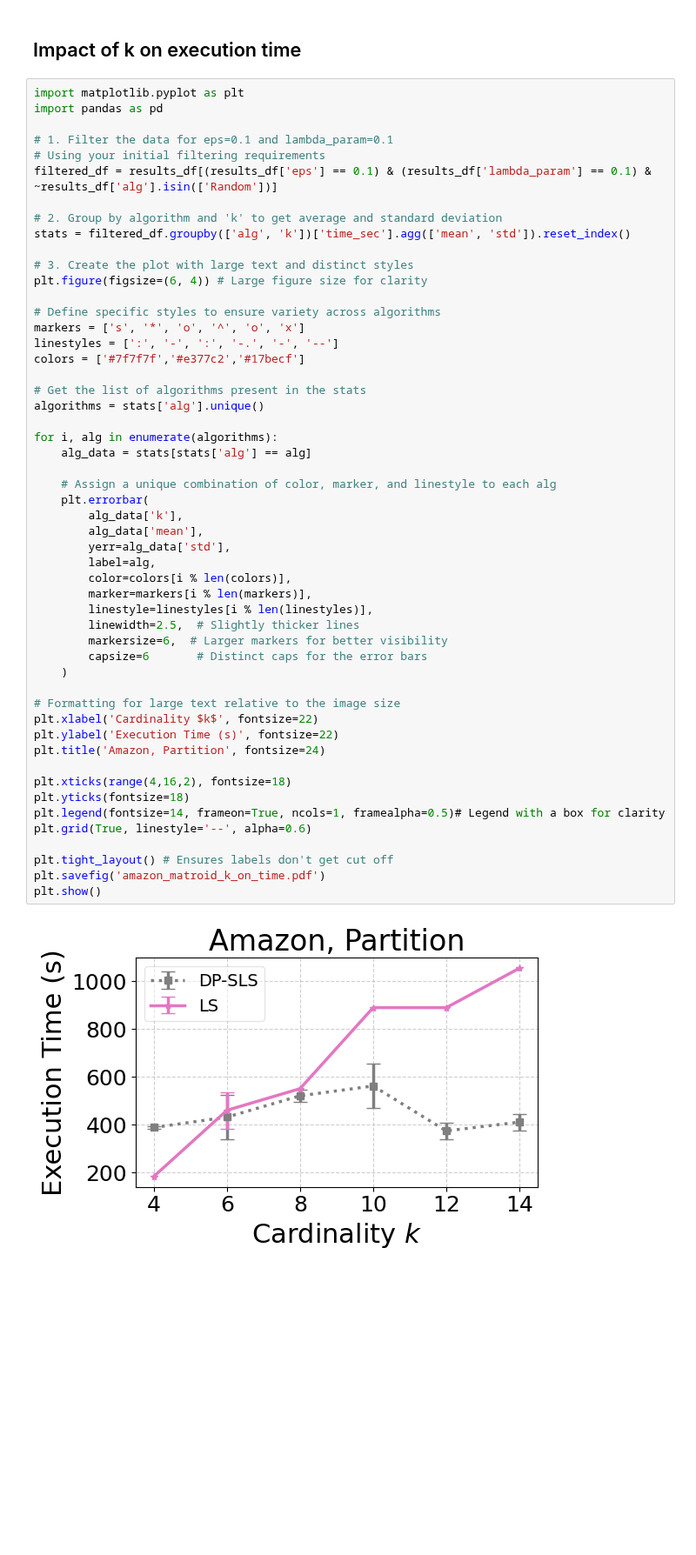
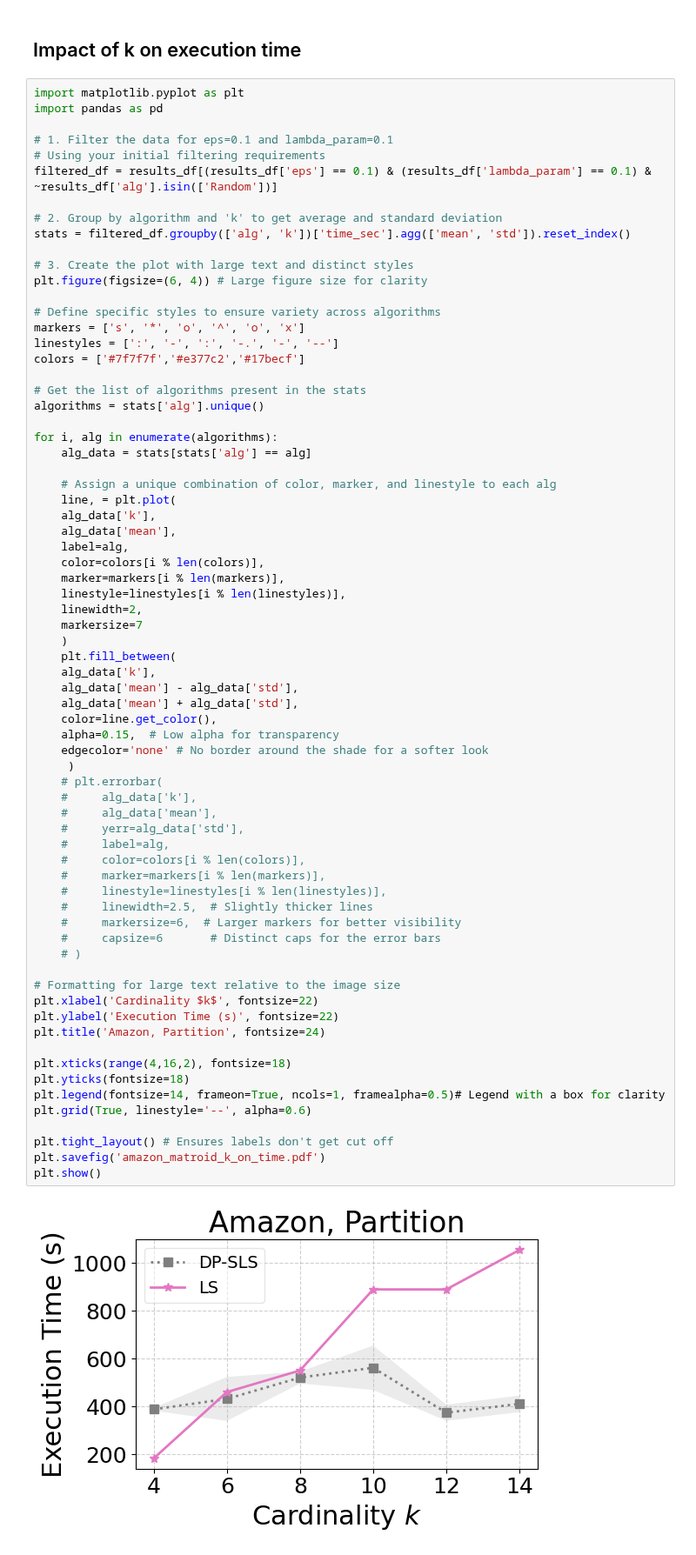
Before and after one commit to ronzadi/Differentially-Private-Max-Sum-Diversification, a Jupyter notebook: visualize_results/visualize_amazon_matroid.ipynb, the cells around one changed output. Shown at 87% size. Drawn from its saved outputs; the diff is of its cells as text; blank space fills up the shorter version.

```diff
--- a/visualize_results/visualize_amazon_matroid.ipynb
+++ b/visualize_results/visualize_amazon_matroid.ipynb
@@ -210,42 +264,60 @@ stats = filtered_df.groupby(['alg', 'k'])['time_sec'].agg(['mean', 'std']).reset
 plt.figure(figsize=(6, 4)) # Large figure size for clarity
 
 # Define specific styles to ensure variety across algorithms
 markers = ['s', '*', 'o', '^', 'o', 'x']
 linestyles = [':', '-', ':', '-.', '-', '--']
 colors = ['#7f7f7f','#e377c2','#17becf']
 
 # Get the list of algorithms present in the stats
 algorithms = stats['alg'].unique()
 
 for i, alg in enumerate(algorithms):
     alg_data = stats[stats['alg'] == alg]
 
     # Assign a unique combination of color, marker, and linestyle to each alg
-    plt.errorbar(
-        alg_data['k'],
-        alg_data['mean'],
-        yerr=alg_data['std'],
-        label=alg,
-        color=colors[i % len(colors)],
-        marker=markers[i % len(markers)],
-        linestyle=linestyles[i % len(linestyles)],
-        linewidth=2.5,  # Slightly thicker lines
-        markersize=6,  # Larger markers for better visibility
-        capsize=6       # Distinct caps for the error bars
+    line, = plt.plot(
+    alg_data['k'],
+    alg_data['mean'],
+    label=alg,
+    color=colors[i % len(colors)],
+    marker=markers[i % len(markers)],
+    linestyle=linestyles[i % len(linestyles)],
+    linewidth=2,
+    markersize=7
     )
+    plt.fill_between(
+    alg_data['k'],
+    alg_data['mean'] - alg_data['std'],
+    alg_data['mean'] + alg_data['std'],
+    color=line.get_color(),
+    alpha=0.15,  # Low alpha for transparency
+    edgecolor='none' # No border around the shade for a softer look
+     )
+    # plt.errorbar(
+    #     alg_data['k'],
+    #     alg_data['mean'],
+    #     yerr=alg_data['std'],
+    #     label=alg,
+    #     color=colors[i % len(colors)],
+    #     marker=markers[i % len(markers)],
+    #     linestyle=linestyles[i % len(linestyles)],
+    #     linewidth=2.5,  # Slightly thicker lines
+    #     markersize=6,  # Larger markers for better visibility
+    #     capsize=6       # Distinct caps for the error bars
+    # )
 
 # Formatting for large text relative to the image size
 plt.xlabel('Cardinality $k$', fontsize=22)
 plt.ylabel('Execution Time (s)', fontsize=22)
 plt.title('Amazon, Partition', fontsize=24)
 
 plt.xticks(range(4,16,2), fontsize=18)
 plt.yticks(fontsize=18)
 plt.legend(fontsize=14, frameon=True, ncols=1, framealpha=0.5)# Legend with a box for clarity
 plt.grid(True, linestyle='--', alpha=0.6)
 
 plt.tight_layout() # Ensures labels don't get cut off
 plt.savefig('amazon_matroid_k_on_time.pdf')
 plt.show()
 # %% [output]
-[figure, old version]
+[figure, new version]
```
Also changed, not shown: parts of 3 cells of this notebook.
